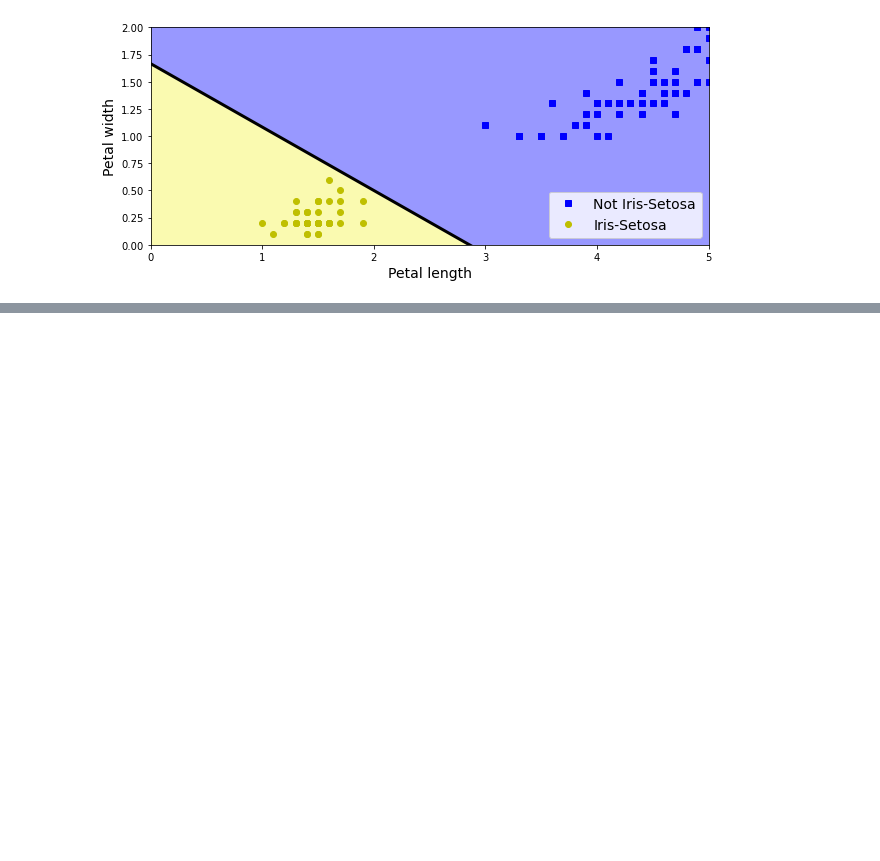
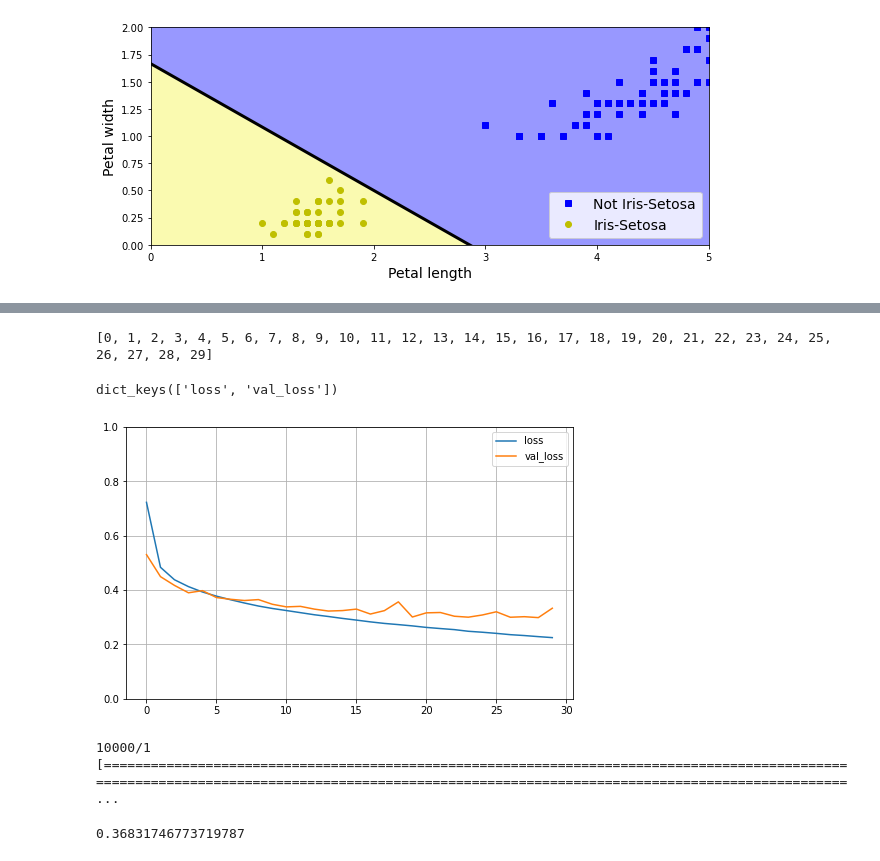
Before and after one commit to espanto28/handsonmlsklearnkerastf, a Jupyter notebook: Chapter10/intro_ann_networks.ipynb, the cells around one changed output, grey strips where cells are left out. Saved outputs shown, nothing was run; the diff lists cells and outputs as text; code cells hidden in the pictures; blank space fills up the shorter version.

Commit message:
Adding tensorflow section up to sequential API section

```diff
--- a/Chapter10/intro_ann_networks.ipynb
+++ b/Chapter10/intro_ann_networks.ipynb
@@ -97,0 +359,7 @@ The above shows strong similarities with Stochastic Gradient Descent but they do
+# %%
+model = keras.models.Sequential([
+    keras.layers.Flatten(input_shape=[28, 28]),
+    keras.layers.Dense(300, activation="relu"),
+    keras.layers.Dense(100, activation="relu"),
+    keras.layers.Dense(10, activation="softmax")
+])
@@ -97,0 +421,5 @@ The above shows strong similarities with Stochastic Gradient Descent but they do
+# %%
+model.compile(loss="sparse_categorical_crossentropy",optimizer="sgd",metric=["accuracy"])
+# %%
+#Training the model
+history = model.fit(X_train,y_train,epochs=30,validation_data=(X_valid,y_valid))
@@ -97,0 +454,23 @@ The above shows strong similarities with Stochastic Gradient Descent but they do
+# %%
+print(history.epoch)
+# %% [output]
+[0, 1, 2, 3, 4, 5, 6, 7, 8, 9, 10, 11, 12, 13, 14, 15, 16, 17, 18, 19, 20, 21, 22, 23, 24, 25, 26, 27, 28, 29]
+# %%
+history.history.keys()
+# %% [output]
+dict_keys(['loss', 'val_loss'])
+# %%
+import pandas as pd
+
+pd.DataFrame(history.history).plot(figsize=(8, 5))
+plt.grid(True)
+plt.gca().set_ylim(0, 1)
+#save_fig("keras_learning_curves_plot")
+plt.show()
+# %% [output]
+[figure, added]
+# %%
+model.evaluate(X_test, y_test)
+# %% [output]
+10000/1 [=============================================================================================================================================================================================== ...
+0.36831746773719787
```
Also changed, not shown: parts of 34 cells of this notebook, 2 other files.
